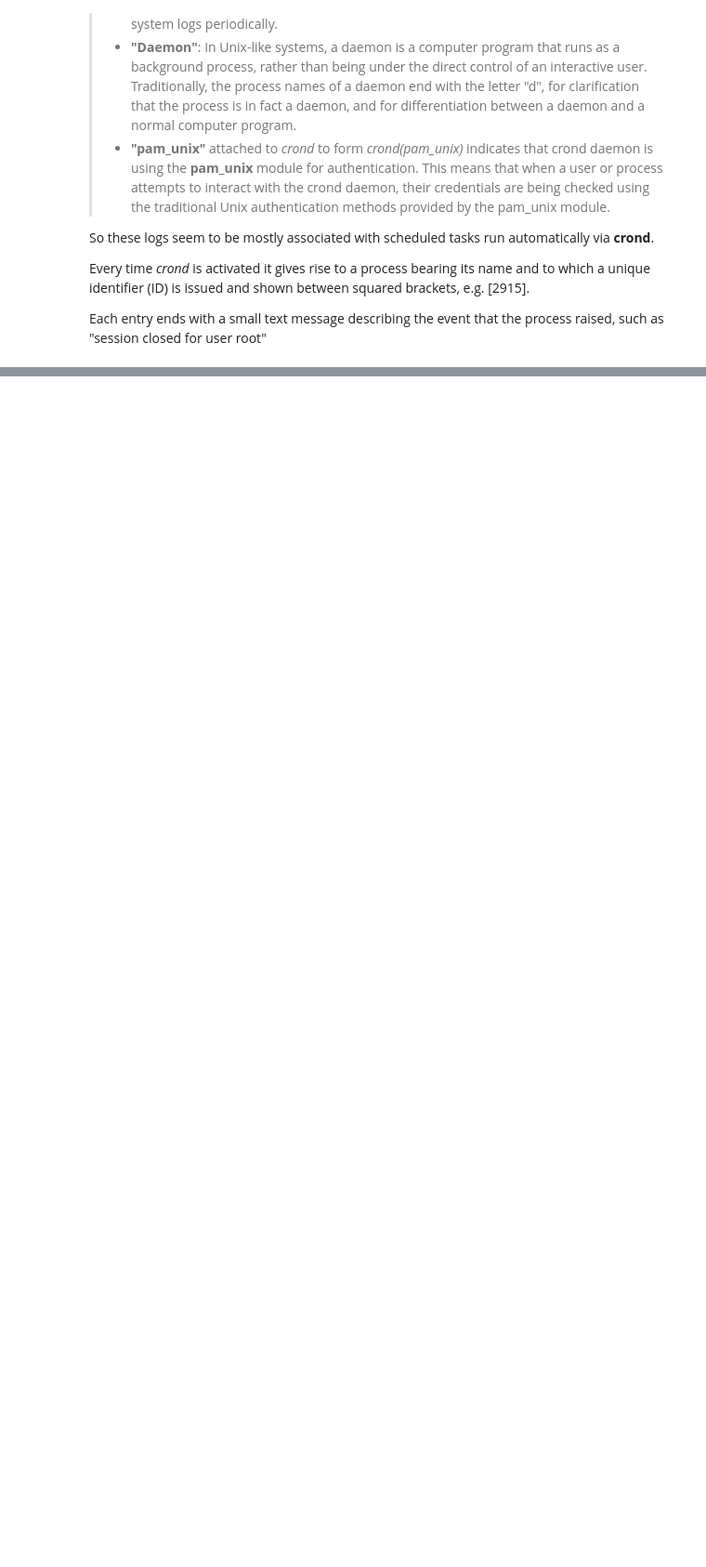
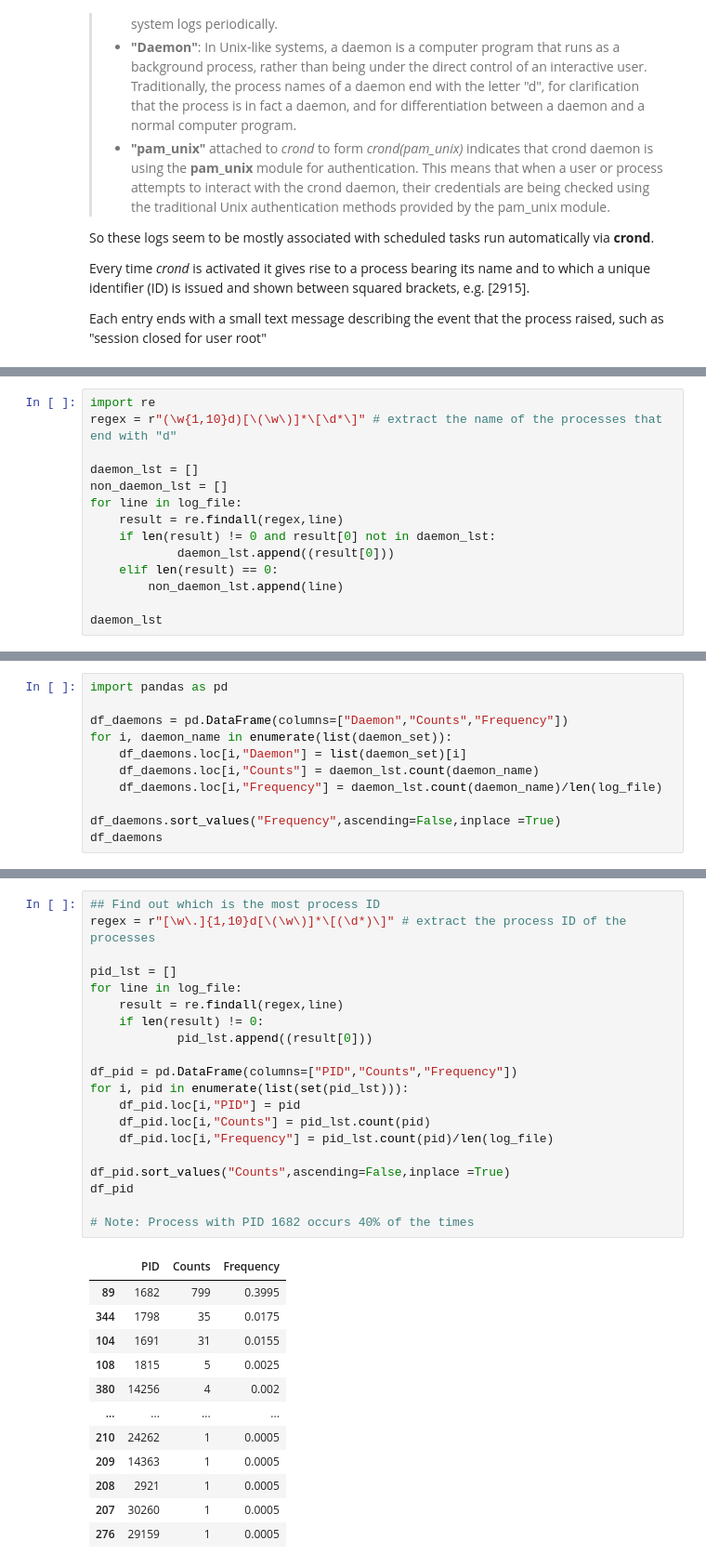
Before and after one commit to rh-pires/regular-expressions, a Jupyter notebook: regular_expressions.ipynb, the cells around one changed output, grey strips where cells are left out. Shown: that part at 93% size. Saved outputs shown, nothing was run; the diff lists cells and outputs as text; blank space fills up the shorter version.

```diff
--- a/regular_expressions.ipynb
+++ b/regular_expressions.ipynb
@@ -755,0 +758,14 @@ Each entry ends with a small text message describing the event that the process
+# %%
+import re
+regex = r"(\w{1,10}d)[\(\w\)]*\[\d*\]" # extract the name of the processes that end with "d"
+
+daemon_lst = []
+non_daemon_lst = []
+for line in log_file:
+    result = re.findall(regex,line)
+    if len(result) != 0 and result[0] not in daemon_lst:
+            daemon_lst.append((result[0]))
+    elif len(result) == 0:
+        non_daemon_lst.append(line)
+
+daemon_lst
@@ -755,0 +839,11 @@ Each entry ends with a small text message describing the event that the process
+# %%
+import pandas as pd
+
+df_daemons = pd.DataFrame(columns=["Daemon","Counts","Frequency"])
+for i, daemon_name in enumerate(list(daemon_set)):
+    df_daemons.loc[i,"Daemon"] = list(daemon_set)[i]
+    df_daemons.loc[i,"Counts"] = daemon_lst.count(daemon_name)
+    df_daemons.loc[i,"Frequency"] = daemon_lst.count(daemon_name)/len(log_file)
+
+df_daemons.sort_values("Frequency",ascending=False,inplace =True)
+df_daemons
@@ -755,0 +863,33 @@ Each entry ends with a small text message describing the event that the process
+# %%
+## Find out which is the most process ID
+regex = r"[\w\.]{1,10}d[\(\w\)]*\[(\d*)\]" # extract the process ID of the processes
+
+pid_lst = []
+for line in log_file:
+    result = re.findall(regex,line)
+    if len(result) != 0:
+            pid_lst.append((result[0]))
+
+df_pid = pd.DataFrame(columns=["PID","Counts","Frequency"])
+for i, pid in enumerate(list(set(pid_lst))):
+    df_pid.loc[i,"PID"] = pid
+    df_pid.loc[i,"Counts"] = pid_lst.count(pid)
+    df_pid.loc[i,"Frequency"] = pid_lst.count(pid)/len(log_file)
+
+df_pid.sort_values("Counts",ascending=False,inplace =True)
+df_pid
+
+# Note: Process with PID 1682 occurs 40% of the times
+# %% [output]
+|  | PID | Counts | Frequency |
+| 89 | 1682 | 799 | 0.3995 |
+| 344 | 1798 | 35 | 0.0175 |
+| 104 | 1691 | 31 | 0.0155 |
+| 108 | 1815 | 5 | 0.0025 |
+| 380 | 14256 | 4 | 0.002 |
+| ... | ... | ... | ... |
+| 210 | 24262 | 1 | 0.0005 |
+| 209 | 14363 | 1 | 0.0005 |
+| 208 | 2921 | 1 | 0.0005 |
+| 207 | 30260 | 1 | 0.0005 |
+| 276 | 29159 | 1 | 0.0005 |
```
Also changed, not shown: parts of 12 cells of this notebook.
